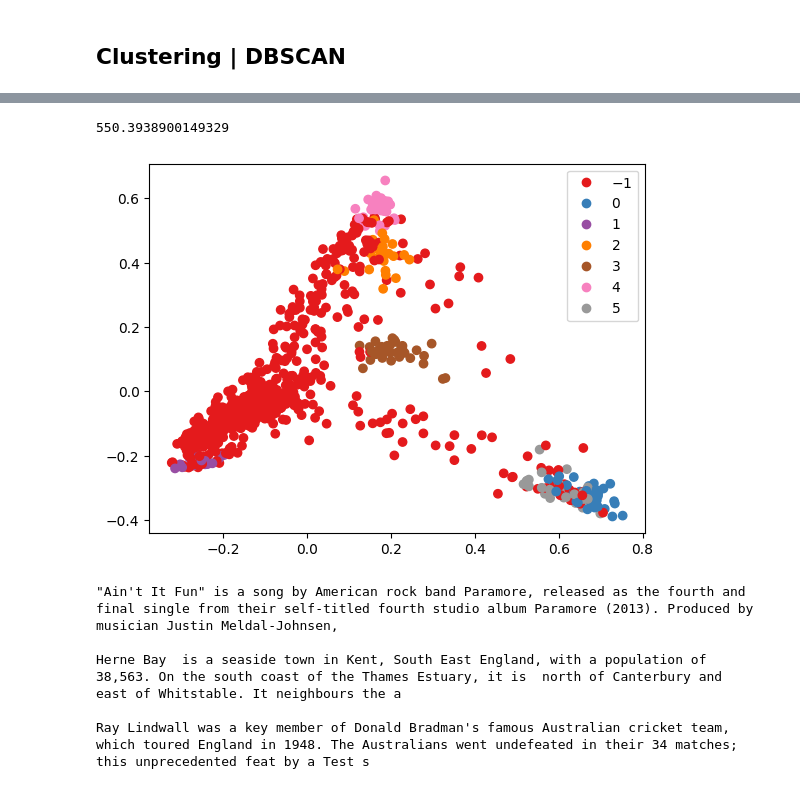
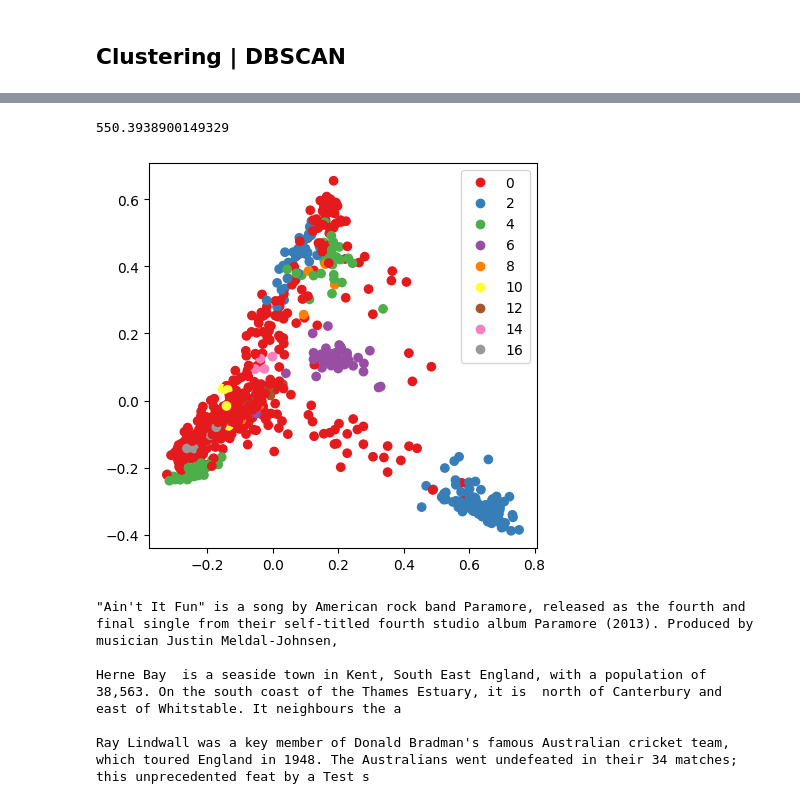
Before and after one commit to SebastianBitsch/wiki-suggest, a Jupyter notebook: text-processing/data-exploration.ipynb, the cells around one changed output, grey strips where cells are left out. Saved outputs shown, nothing was run; the diff lists cells and outputs as text; code cells hidden in the pictures.

```diff
--- a/text-processing/data-exploration.ipynb
+++ b/text-processing/data-exploration.ipynb
@@ -197,23 +199,10 @@ AttributeError: 'list' object has no attribute 'tolist'
 # %%
-from sklearn.cluster import DBSCAN
-import numpy as np
-
-clustering = DBSCAN(eps=.5, min_samples=8).fit(X)
+clustering = DBSCAN(eps=.65, min_samples=4).fit(X)
 labels = clustering.labels_
+pca(X, labels)
+# %% [output]
+550.3938900149329
+[figure, added]
-# %%
-N_PCA_COMPONENTS = 2
-
-pca = PCA(n_components = N_PCA_COMPONENTS)
-X_pca = pca.fit(X.toarray()).transform(X.toarray())
-
-print(kmeans.inertia_) # closer to 0 is better
-x, y = X_pca.T
-scatter = plt.scatter(x, y, c = labels, cmap="Set1", label = labels)
-plt.legend(*scatter.legend_elements())
-plt.show()
-# %% [output]
-550.3938900149329
-[figure, removed]
 # %%
 for i, (text, label) in enumerate(zip(raw_corpus, labels)):
     if label == 7:
```
Also changed, not shown: parts of 2 cells of this notebook.
